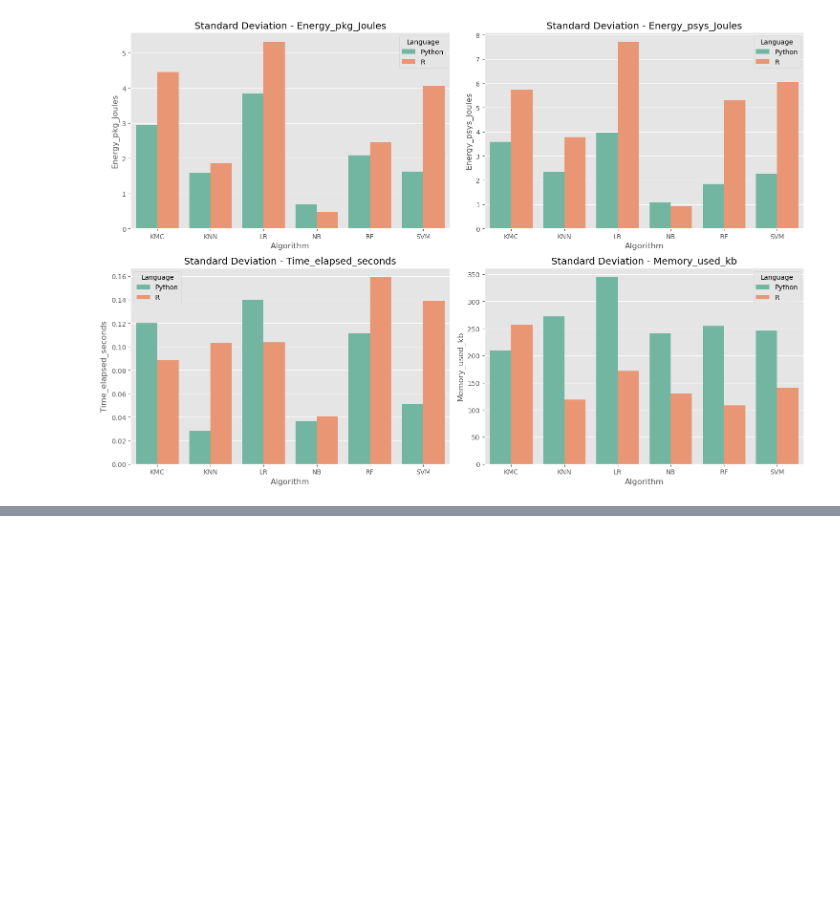
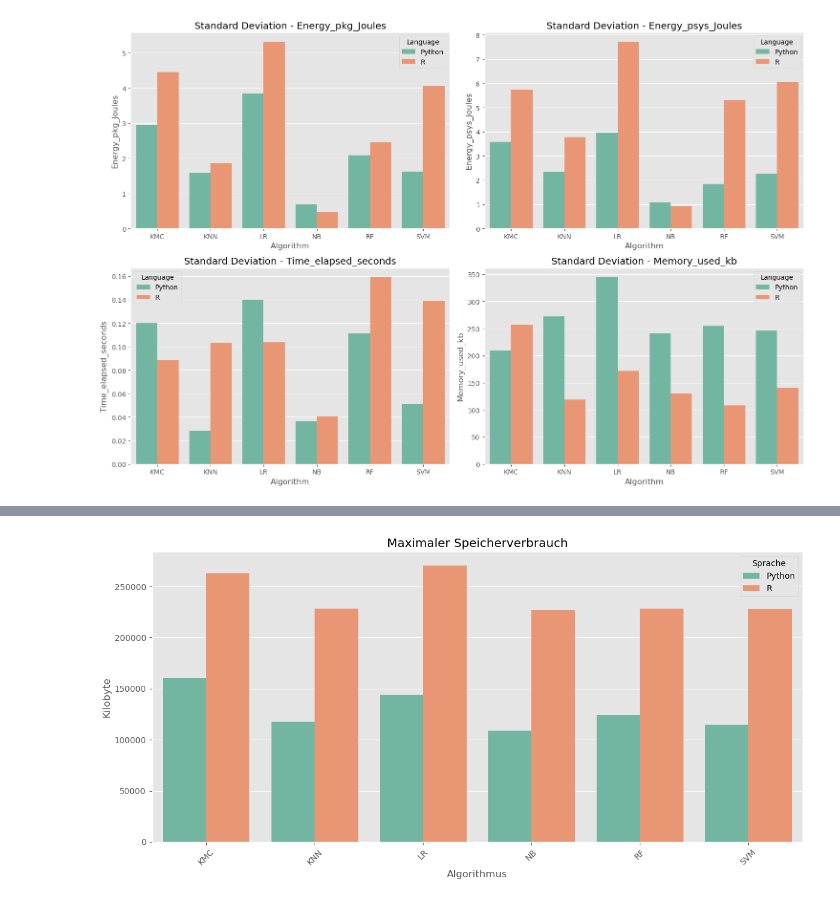
Before and after one commit to moot20/EnergyConsumptionML-ComparisonPythonR, a Jupyter notebook: results_analysis.ipynb, the cells around one changed output, grey strips where cells are left out. Cells and saved outputs as stored; diff of their text form; code cells hidden in the pictures; blank space fills up the shorter version.

```diff
--- a/results_analysis.ipynb
+++ b/results_analysis.ipynb
@@ -109 +134,16 @@ for metric in metrics:
+# %%
+plt.style.use('ggplot')
+sns.set_palette("Set2")
+
+plt.figure(figsize=(12, 6))
+sns.barplot(x='Algorithm', y='Memory_used_kb', hue='Language', data=mean_df)
+plt.title('Maximaler Speicherverbrauch')
+plt.ylabel('Kilobyte')
+plt.xlabel('Algorithmus')
+plt.xticks(rotation=45)
+plt.legend(title='Sprache')
+plt.tight_layout()
+plt.show()
+# %% [output]
+[figure, added]
 # %%
```
Also changed, not shown: parts of 4 cells of this notebook.
